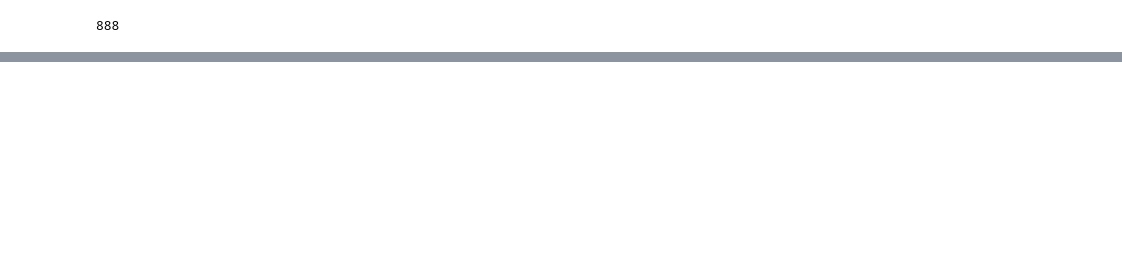
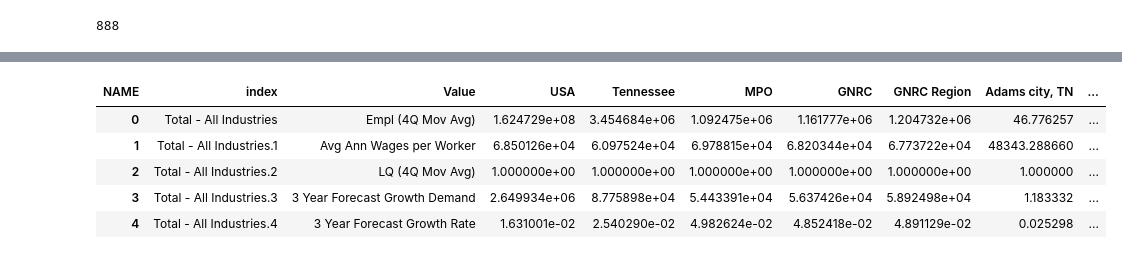
Before and after one commit to Greater-Nashville-Regional-Council/Data-Pipelines, a Jupyter notebook: Notebooks/2. Download Formatting & Transformations/JobsEQ Outlook Datasets.ipynb, the cells around one changed output, grey strips where cells are left out. Saved outputs shown, nothing was run; the diff lists cells and outputs as text; code cells hidden in the pictures; blank space fills up the shorter version.

```diff
--- a/Notebooks/2. Download Formatting & Transformations/JobsEQ Outlook Datasets.ipynb
+++ b/Notebooks/2. Download Formatting & Transformations/JobsEQ Outlook Datasets.ipynb
@@ -263,6 +294,14 @@ for ind in inds:
 # %%
 #transpose this df now that you've made calculations, and reset the index without dropping
 data = data.transpose().reset_index(drop = False)
+data.head()
+# %% [output]
+| NAME | index | Value | USA | Tennessee | MPO | GNRC | GNRC Region | Adams city, TN | ... |
+| 0 | Total - All Industries | Empl (4Q Mov Avg) | 1.624729e+08 | 3.454684e+06 | 1.092475e+06 | 1.161777e+06 | 1.204732e+06 | 46.776257 | ... |
+| 1 | Total - All Industries.1 | Avg Ann Wages per Worker | 6.850126e+04 | 6.097524e+04 | 6.978815e+04 | 6.820344e+04 | 6.773722e+04 | 48343.288660 | ... |
+| 2 | Total - All Industries.2 | LQ (4Q Mov Avg) | 1.000000e+00 | 1.000000e+00 | 1.000000e+00 | 1.000000e+00 | 1.000000e+00 | 1.000000 | ... |
+| 3 | Total - All Industries.3 | 3 Year Forecast Growth Demand | 2.649934e+06 | 8.775898e+04 | 5.443391e+04 | 5.637426e+04 | 5.892498e+04 | 1.183332 | ... |
+| 4 | Total - All Industries.4 | 3 Year Forecast Growth Rate | 1.631001e-02 | 2.540290e-02 | 4.982624e-02 | 4.852418e-02 | 4.891129e-02 | 0.025298 | ... |
 # %%
 #create a dataframe from the "index" column (industry) where you split the string on the "." (.1, .2, because of duplicates), expand on delimiter
 boop = data['index'].str.split(pat = ".", expand = True)
```
Also changed, not shown: parts of 20 cells of this notebook, 3 other files.
